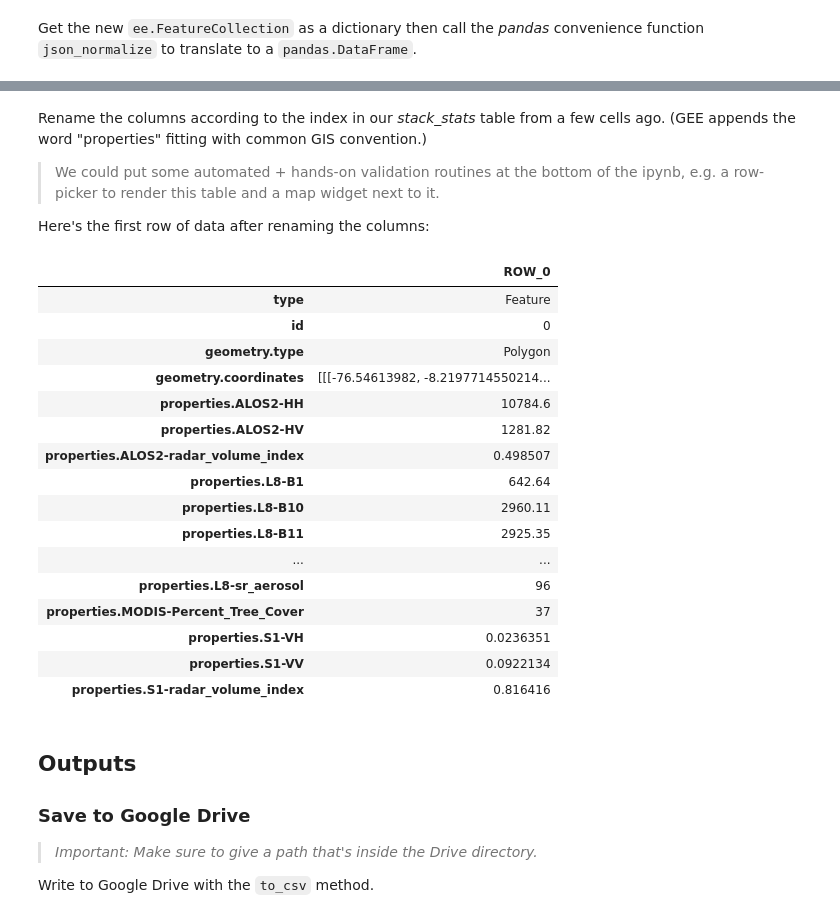
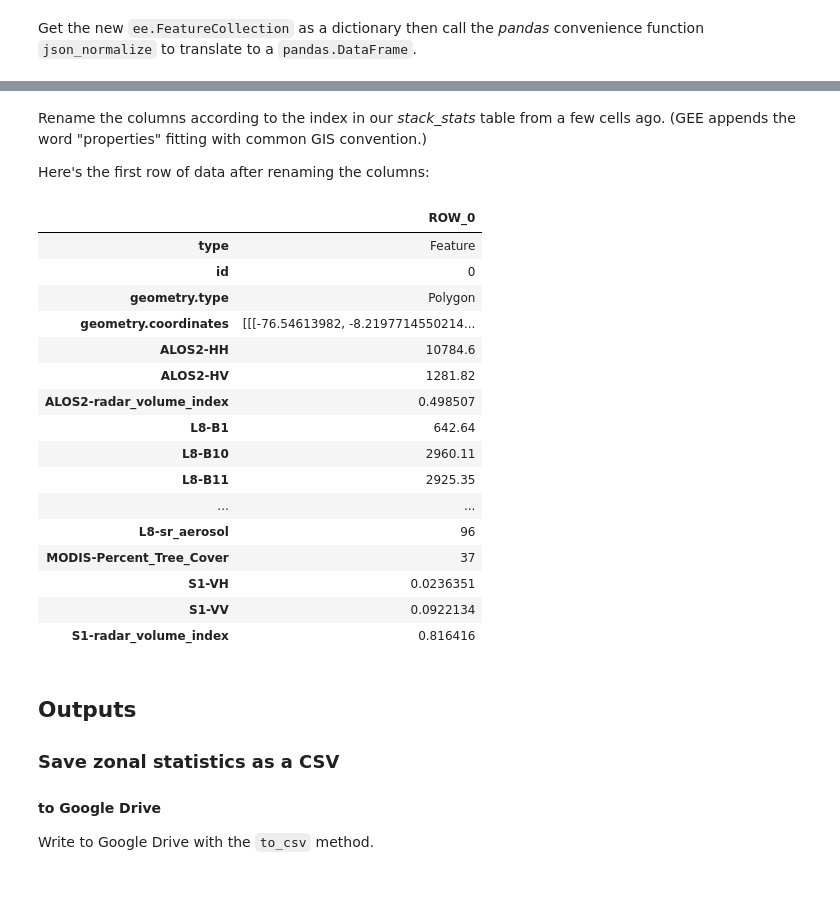
Before and after one commit to NaiaraSPinto/VegMapper, a Jupyter notebook: gee/vegMapper.ipynb, the cells around one changed output, grey strips where cells are left out. Cells and saved outputs as stored; diff of their text form; code cells hidden in the pictures; blank space fills up the shorter version.

```diff
--- a/gee/vegMapper.ipynb
+++ b/gee/vegMapper.ipynb
@@ -739,39 +738,37 @@ outputs.describe()
 # %% [markdown]
 Rename the columns according to the index in our *stack_stats* table from a few cells ago. (GEE appends the word "properties" fitting with common GIS convention.)
 
->We could put some automated + hands-on validation routines at the bottom of the ipynb, e.g. a row-picker to render this table and a map widget next to it.
-
 Here's the first row of data after renaming the columns:
 # %%
-outputs_names = {f"properties.{i}": i for i in outputs.index.tolist()}
+outputs_names = {i: i.replace("properties.","") for i in outputs.columns.tolist()}
 
 outputs = outputs.rename(mapper=outputs_names, axis=1)
 
 outputs.iloc[0].to_frame(name="ROW_0")
 # %% [output]
 |  | ROW_0 |
 | type | Feature |
 | id | 0 |
 | geometry.type | Polygon |
 | geometry.coordinates | [[[-76.54613982, -8.2197714550214... |
-| properties.ALOS2-HH | 10784.6 |
-| properties.ALOS2-HV | 1281.82 |
-| properties.ALOS2-radar_volume_index | 0.498507 |
-| properties.L8-B1 | 642.64 |
-| properties.L8-B10 | 2960.11 |
-| properties.L8-B11 | 2925.35 |
+| ALOS2-HH | 10784.6 |
+| ALOS2-HV | 1281.82 |
+| ALOS2-radar_volume_index | 0.498507 |
+| L8-B1 | 642.64 |
+| L8-B10 | 2960.11 |
+| L8-B11 | 2925.35 |
 | ... | ... |
-| properties.L8-sr_aerosol | 96 |
-| properties.MODIS-Percent_Tree_Cover | 37 |
-| properties.S1-VH | 0.0236351 |
-| properties.S1-VV | 0.0922134 |
-| properties.S1-radar_volume_index | 0.816416 |
+| L8-sr_aerosol | 96 |
+| MODIS-Percent_Tree_Cover | 37 |
+| S1-VH | 0.0236351 |
+| S1-VV | 0.0922134 |
+| S1-radar_volume_index | 0.816416 |
 # %% [markdown]
 ## Outputs
 
-### Save to Google Drive
+### Save zonal statistics as a CSV
 
->*Important: Make sure to give a path that's inside the Drive directory.*
+#### to Google Drive
 
 Write to Google Drive with the `to_csv` method.
 # %%
```
Also changed, not shown: parts of 30 cells of this notebook.
